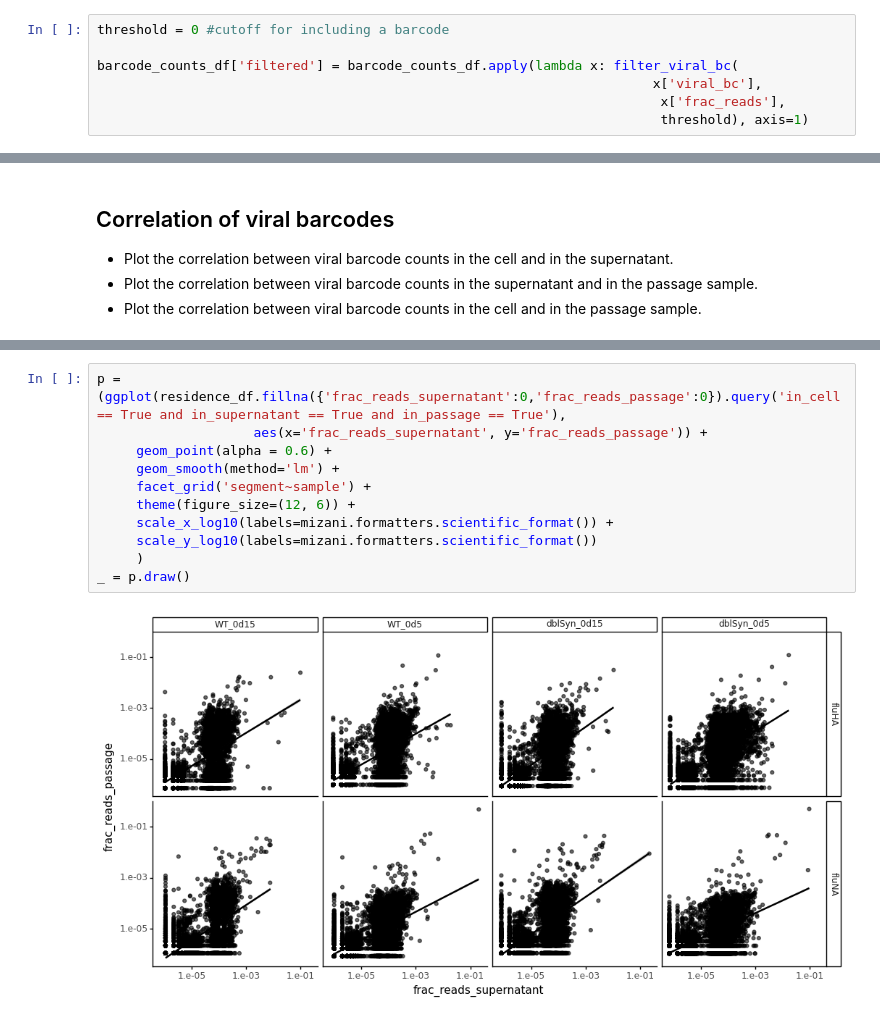
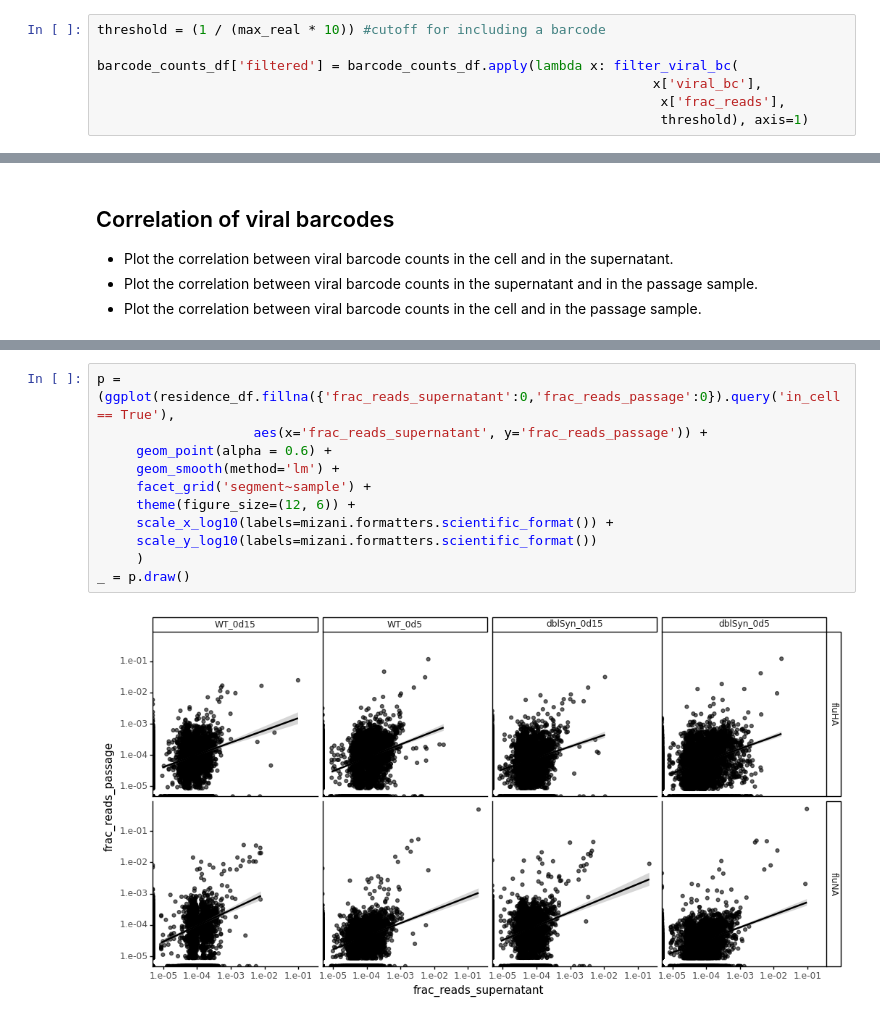
Before and after one commit to jbloomlab/barcoded_flu_pdmH1N1, a Jupyter notebook: viral_bc_analysis.ipynb, the cells around one changed output, grey strips where cells are left out. Cells and saved outputs as stored; diff of their text form.

```diff
--- a/viral_bc_analysis.ipynb
+++ b/viral_bc_analysis.ipynb
@@ -342,7 +342,7 @@ _ = p.draw()
 
 Based on the plots above, I have chosen to filter barcodes with a frequency below `x` or any ambiguous characters (`N`) in their sequence. Barcodes with mutations in the flu gene sequence (`match` section above) are not filtered out, since I only really care about mutations in the viral bc.
 # %%
-threshold = 0 #cutoff for including a barcode
+threshold = (1 / (max_real * 10)) #cutoff for including a barcode
 
 barcode_counts_df['filtered'] = barcode_counts_df.apply(lambda x: filter_viral_bc(
                                                                        x['viral_bc'],
@@ -534,14 +534,14 @@ _ = p.draw()
 # %%
-p = (ggplot(residence_df.fillna({'frac_reads_supernatant':0,'frac_reads_passage':0}).query('in_cell == True and in_supernatant == True and in_passage == True'),
+p = (ggplot(residence_df.fillna({'frac_reads_supernatant':0,'frac_reads_passage':0}).query('in_cell == True'),
                     aes(x='frac_reads_supernatant', y='frac_reads_passage')) +
      geom_point(alpha = 0.6) +
      geom_smooth(method='lm') +
      facet_grid('segment~sample') +
      theme(figure_size=(12, 6)) +
      scale_x_log10(labels=mizani.formatters.scientific_format()) +
      scale_y_log10(labels=mizani.formatters.scientific_format())
      )
 _ = p.draw()
 # %% [output]
-[figure, old version]
+[figure, new version]
 # %%
```
Also changed, not shown: parts of 12 cells of this notebook, 4 other files.
